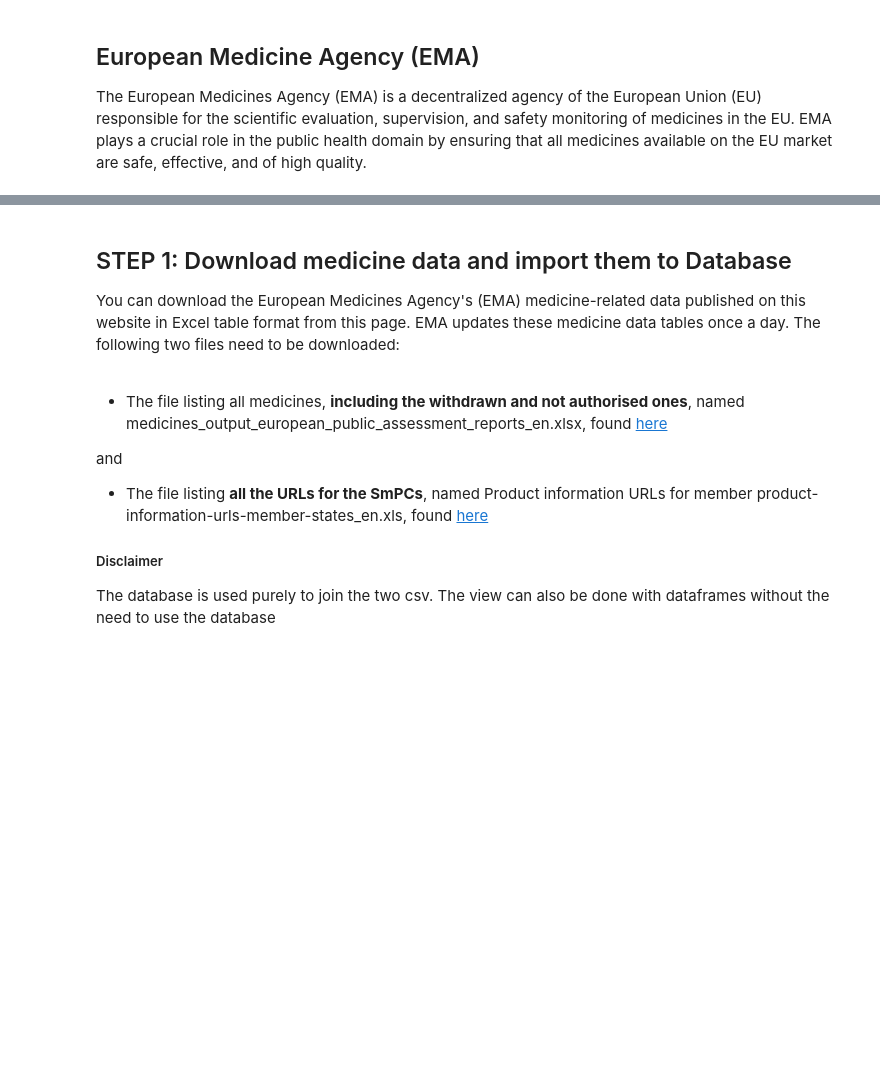
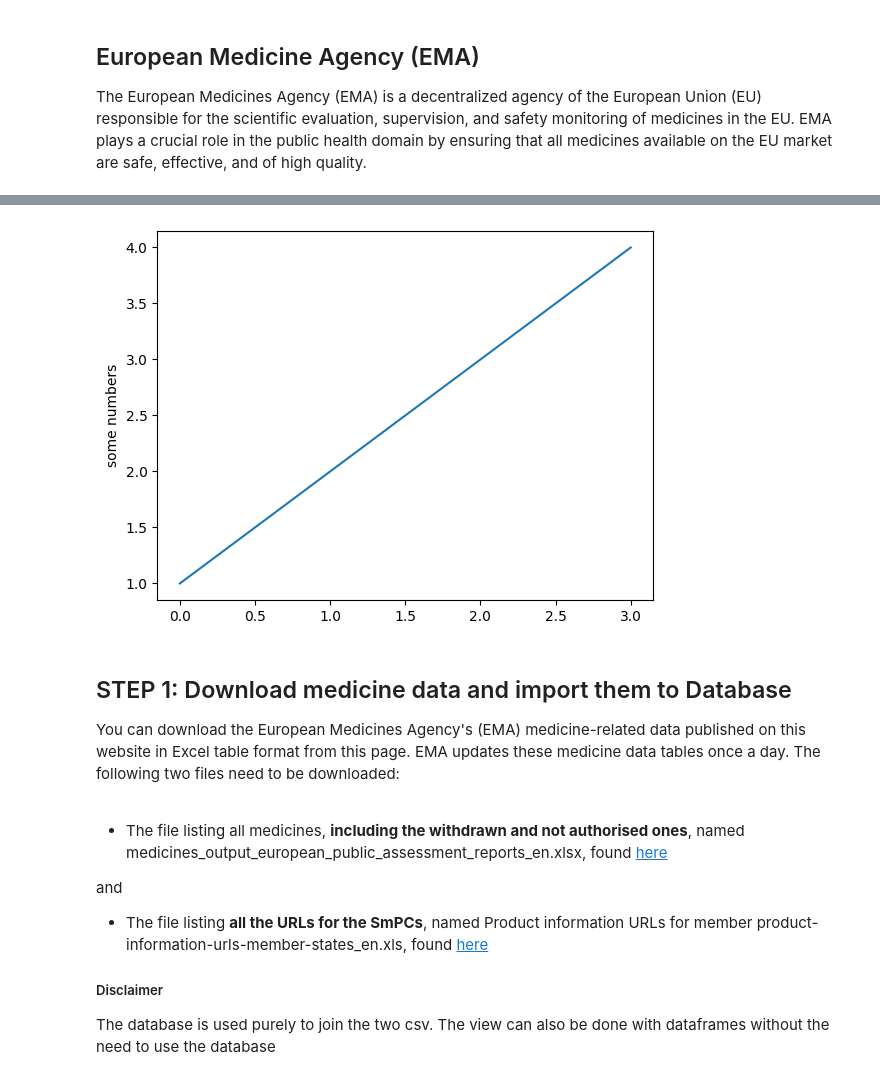
Before and after one commit to inab-certh/Knowledge-Graph-for-EMA-EPARs, a Jupyter notebook: SmPCs_PDFs_Knowledge_Graps.ipynb, the cells around one changed output, grey strips where cells are left out. Cells and saved outputs as stored; diff of their text form; code cells hidden in the pictures; blank space fills up the shorter version.

```diff
--- a/SmPCs_PDFs_Knowledge_Graps.ipynb
+++ b/SmPCs_PDFs_Knowledge_Graps.ipynb
@@ -46,0 +56,9 @@ In this work, we built a naturallanguage processing pipeline that automatically
+# %%
+%matplotlib inline
+import matplotlib.pyplot as plt
+
+plt.plot([1, 2, 3, 4])
+plt.ylabel('some numbers')
+plt.show()
+# %% [output]
+[figure, added]
```
Also changed, not shown: parts of 52 cells of this notebook, 3 other files.
